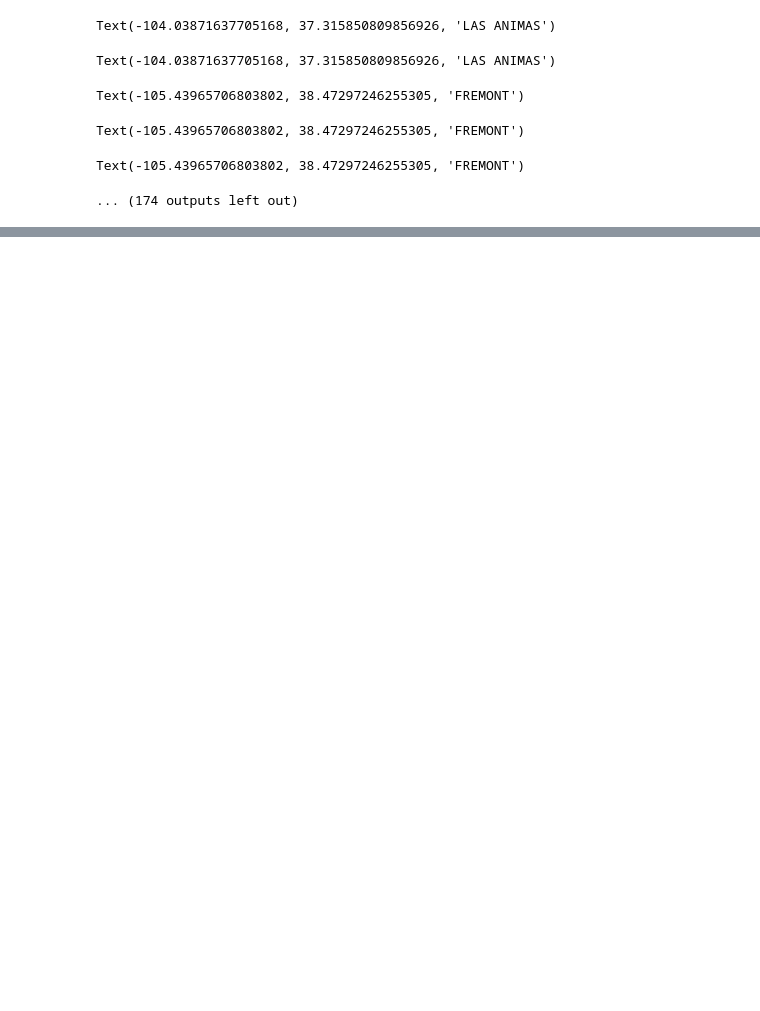
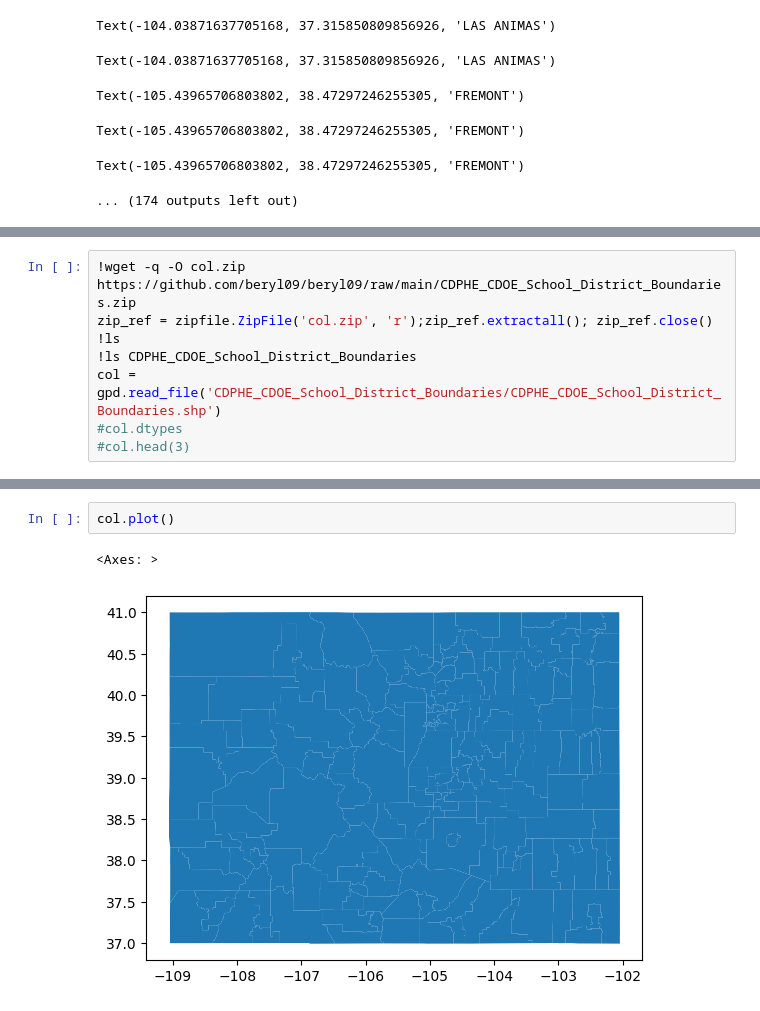
Before and after one commit to beryl09/beryl09, a Jupyter notebook: Ps2.ipynb, the cells around one changed output, grey strips where cells are left out. Saved outputs shown, nothing was run; the diff lists cells and outputs as text; blank space fills up the shorter version.

```diff
--- a/Ps2.ipynb
+++ b/Ps2.ipynb
@@ -670,0 +624,8 @@ dtype: object
+# %%
+!wget -q -O col.zip https://github.com/beryl09/beryl09/raw/main/CDPHE_CDOE_School_District_Boundaries.zip
+zip_ref = zipfile.ZipFile('col.zip', 'r');zip_ref.extractall(); zip_ref.close()
+!ls
+!ls CDPHE_CDOE_School_District_Boundaries
+col = gpd.read_file('CDPHE_CDOE_School_District_Boundaries/CDPHE_CDOE_School_District_Boundaries.shp')
+#col.dtypes
+#col.head(3)
@@ -670,0 +640,5 @@ dtype: object
+# %%
+col.plot()
+# %% [output]
+<Axes: >
+[figure, added]
```
Also changed, not shown: parts of 13 cells of this notebook.
